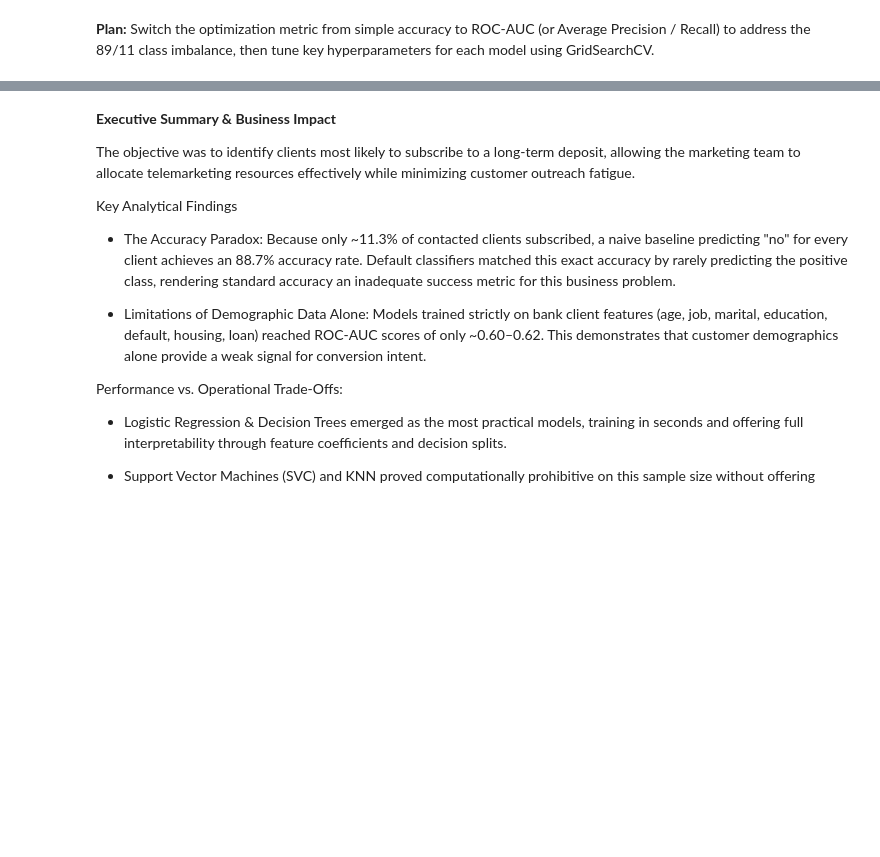
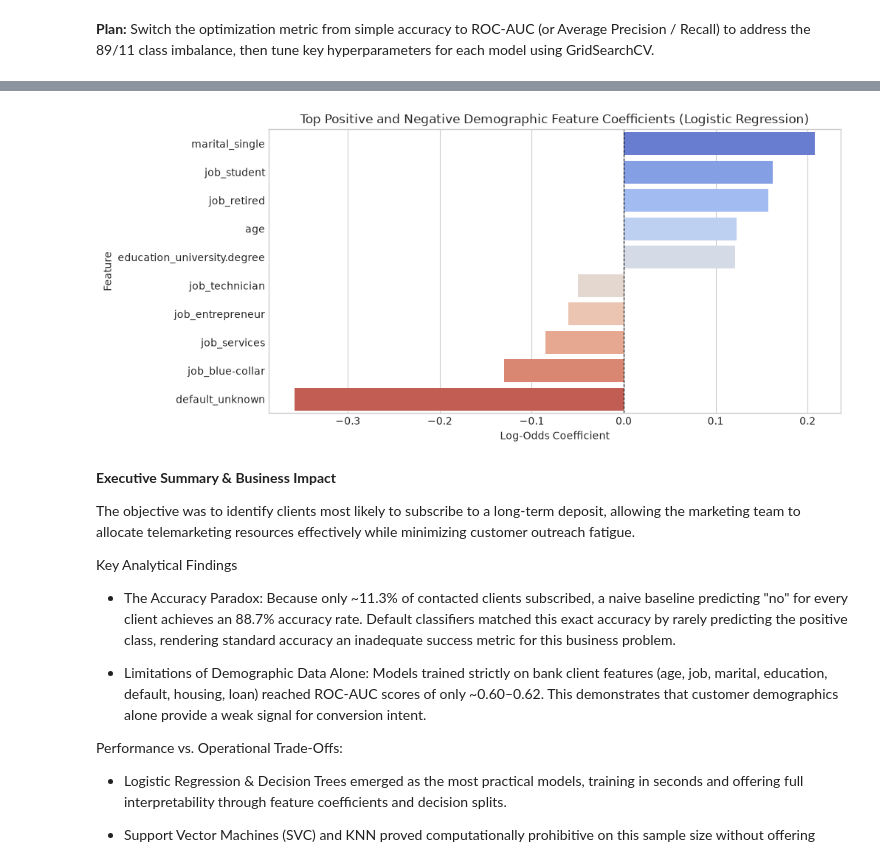
Before and after one commit to gSinhaUCB/Gautam_UCB_Module17-BankApp, a Jupyter notebook: prompt_III.ipynb, the cells around one changed output, grey strips where cells are left out. Saved outputs shown, nothing was run; the diff lists cells and outputs as text; code cells hidden in the pictures; blank space fills up the shorter version.

```diff
--- a/prompt_III.ipynb
+++ b/prompt_III.ipynb
@@ -444,3 +474,27 @@ Evaluating KNN (fast reference)...
+# %%
+# Extract Logistic Regression step from the fitted best estimator
+best_lr_pipe = fitted_grids['Logistic Regression'].best_estimator_
+lr_best = best_lr_pipe.named_steps['clf']
+
+feature_names = X.columns
+
+coef_df = pd.DataFrame({
+    'Feature': feature_names,
+    'Coefficient': lr_best.coef_[0]
+}).sort_values(by='Coefficient', ascending=False)
+
+# Top 5 positive and negative drivers
+top_features = pd.concat([coef_df.head(5), coef_df.tail(5)])
+
+plt.figure(figsize=(10, 5))
+sns.barplot(data=top_features, x='Coefficient', y='Feature', hue='Feature', palette='coolwarm', legend=False)
+plt.axvline(0, color='black', linestyle='--', linewidth=0.8)
+plt.title('Top Positive and Negative Demographic Feature Coefficients (Logistic Regression)', fontsize=12)
+plt.xlabel('Log-Odds Coefficient', fontsize=10)
+plt.ylabel('Feature', fontsize=10)
+plt.show()
+# %% [output]
+[figure, added]
 # %% [markdown]
 **Executive Summary & Business Impact**
 
```
Also changed, not shown: parts of 7 cells of this notebook, 1 other file.
